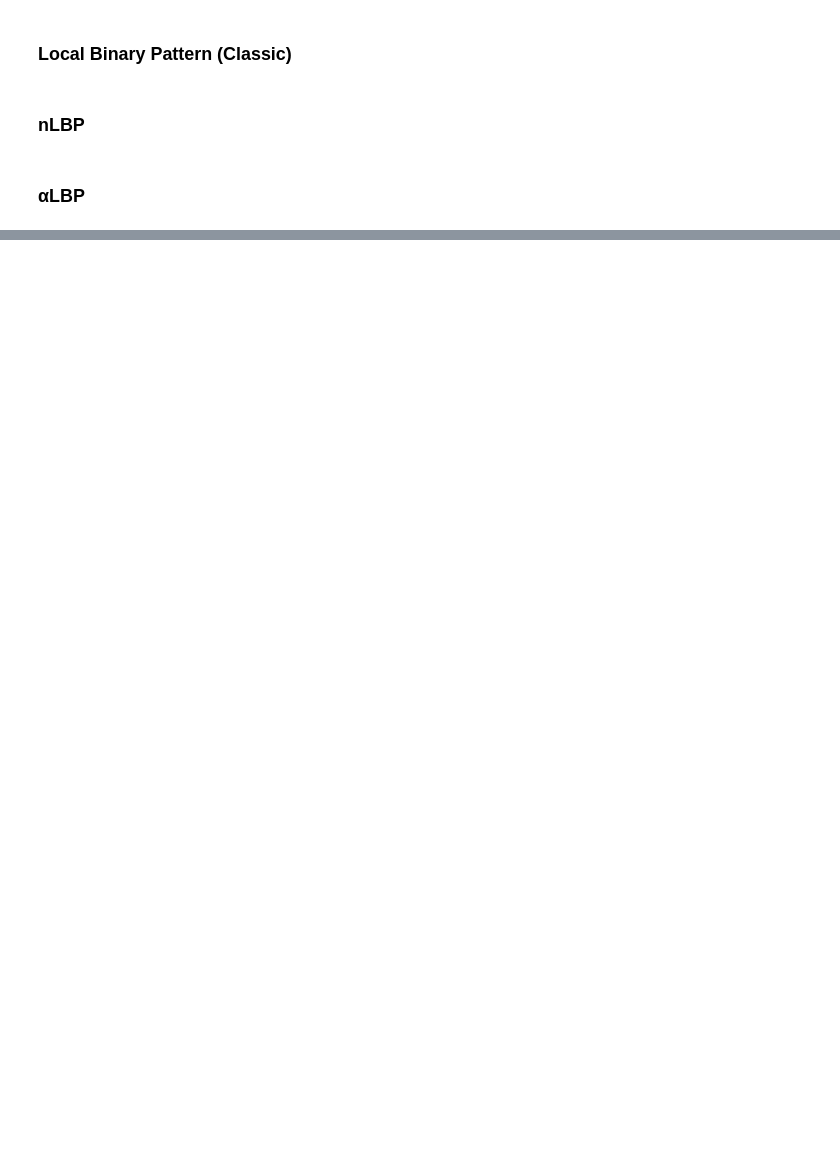
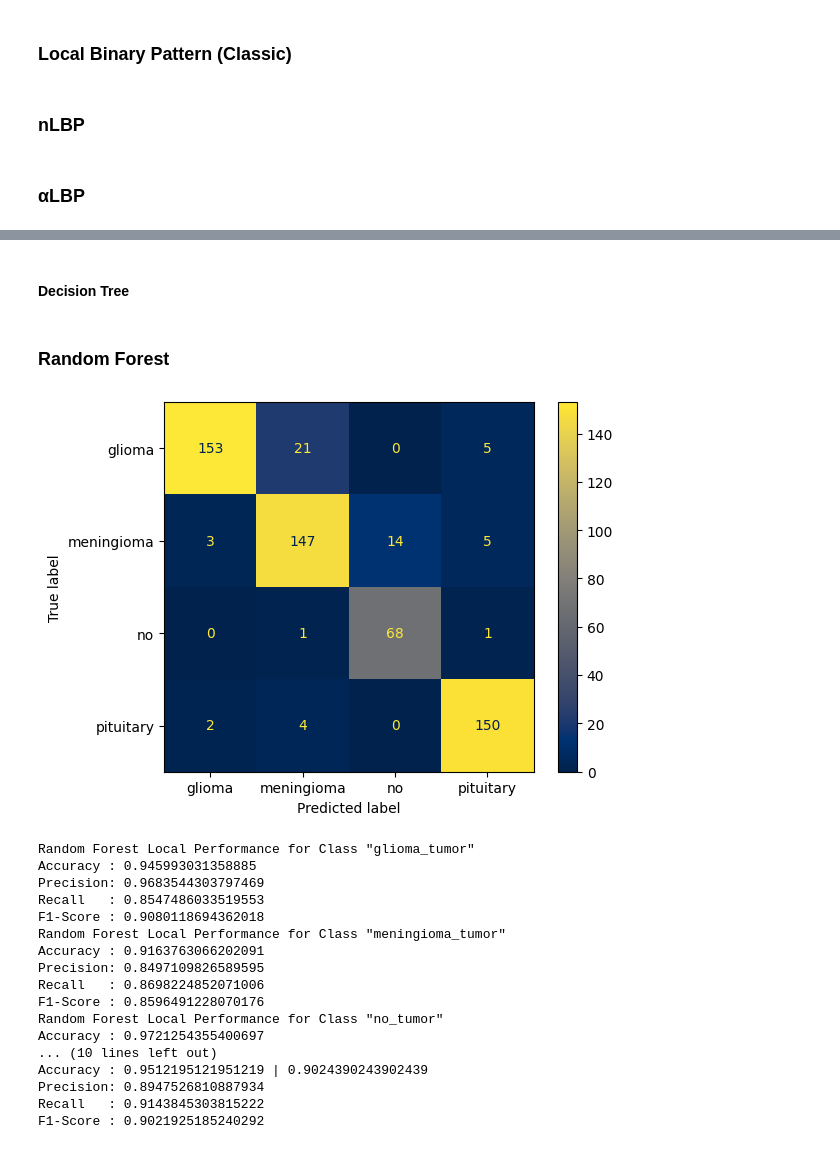
Before and after one commit to zenxiety/thesis, a Jupyter notebook: no-merge.ipynb, the cells around one changed output, grey strips where cells are left out. Cells and saved outputs as stored; diff of their text form; code cells hidden in the pictures; blank space fills up the shorter version.

```diff
--- a/no-merge.ipynb
+++ b/no-merge.ipynb
@@ -67,13 +74,15 @@ def preprocess(datapath, label, X, y, idx):
         X.append(img_normalized)
         y.append(idx)
 # %%
-X, img = [], []
+X, y = [], []
 X_test, y_test = [], []
 
 for idx, label in enumerate(classes):
-    preprocess(train_path, label, X, img, idx)
+    preprocess(train_path, label, X, y, idx)
     preprocess(test_path, label, X_test, y_test, idx)
 
-print(len(X), len(img))
-print(len(X_test), len(y_test))
+print("X data:", len(X))
+print("y data:", len(y))
+print("X_test data:", len(X_test))
+print("y_test data:", len(y_test))
 # %% [output]
@@ -87,11 +95,13 @@ plt.imshow(X[0], cmap="gray")
 # %% [markdown]
 ### Data Splitting
 # %%
-
 X_train, X_val, y_train, y_val = train_test_split(
-    X, img,
+    X, y,
     test_size=0.2,
     random_state=42)
 
-X_train[:5]
+print("X_train data:", len(X_train))
+print("y_train data:", len(y_train))
+print("X_val data:", len(X_val))
+print("y_val data:", len(y_val))
 # %% [output]
@@ -321,0 +691,11 @@ ValueError: Found array with dim 3, while dim <= 2 is required by SVC.
+# %% [markdown]
+#### Decision Tree
+# %%
+# Define Decision Tree model classifier
+dt_classifier = DecisionTreeClassifier()
+
+# Train Decision Tree model classifier
+dt_classifier.fit(X_train, y_train)
+
+# Test Decision Tree model classifier
+dt_preds = dt_classifier.predict(X_val)
@@ -321,0 +705,33 @@ ValueError: Found array with dim 3, while dim <= 2 is required by SVC.
+# %% [markdown]
+### Random Forest
+# %%
+# Define Random Forest model classifier
+rf_classifier = RandomForestClassifier()
+
+# Train Random Forest model classifier
+rf_classifier.fit(X_train, y_train)
+
+# Test Random Forest model classifier
+rf_preds = rf_classifier.predict(X_val)
+
+# Evaluate Random Forest model classifier
+rf_eval = evaluate_model("Random Forest", y_val, rf_preds)
+# %% [output]
+[figure, added]
+Random Forest Local Performance for Class "glioma_tumor"
+Accuracy : 0.945993031358885
+Precision: 0.9683544303797469
+Recall   : 0.8547486033519553
+F1-Score : 0.9080118694362018
+Random Forest Local Performance for Class "meningioma_tumor"
+Accuracy : 0.9163763066202091
+Precision: 0.8497109826589595
+Recall   : 0.8698224852071006
+F1-Score : 0.8596491228070176
+Random Forest Local Performance for Class "no_tumor"
+Accuracy : 0.9721254355400697
+... (10 lines left out)
+Accuracy : 0.9512195121951219 | 0.9024390243902439
+Precision: 0.8947526810887934
+Recall   : 0.9143845303815222
+F1-Score : 0.9021925185240292
```
Also changed, not shown: parts of 36 cells of this notebook.
